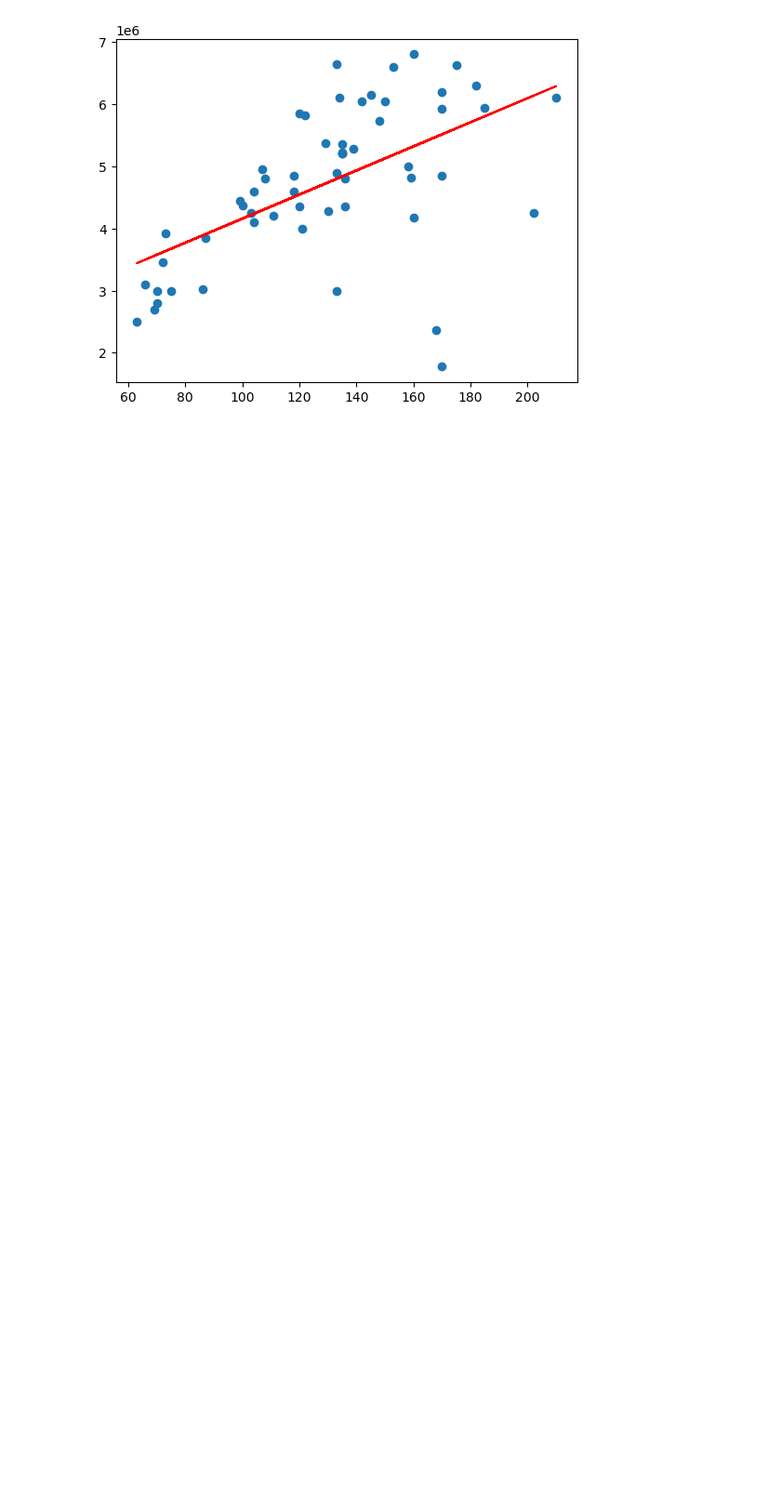
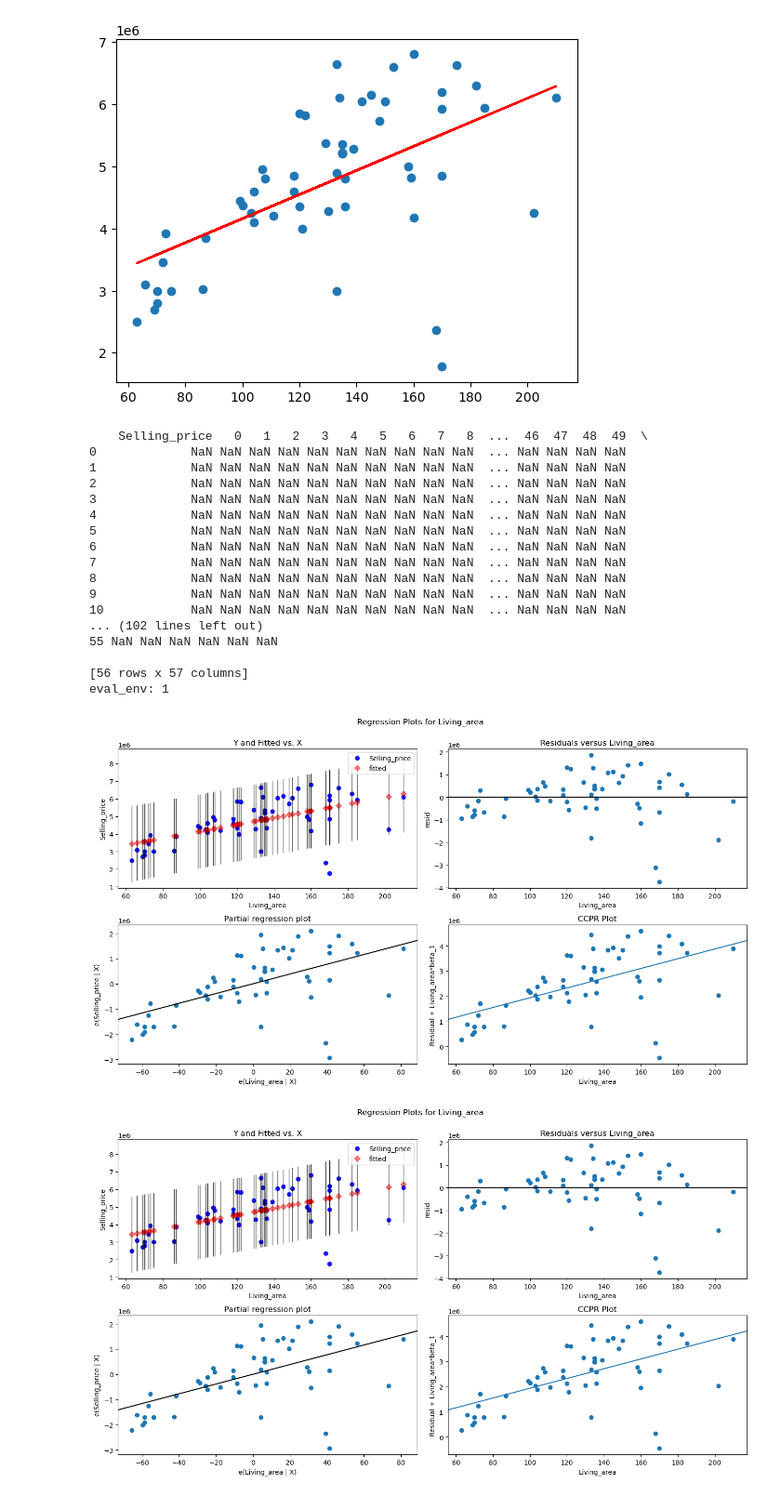
Before and after one commit to Dunkaburk/dat405-Data-Science-And-AI-weekly-assignments, a Jupyter notebook: lab2/weekly-2.ipynb, the cells around one changed output. Shown at 93% size. Cells and saved outputs as stored; diff of their text form; code cells hidden in the pictures; blank space fills up the shorter version.

```diff
--- a/lab2/weekly-2.ipynb
+++ b/lab2/weekly-2.ipynb
@@ -16,3 +17,30 @@ plt.plot(l_area, price_pred, color='red')
 plt.show()
 # %% [output]
 [figure]
+# %%
+
+
+import statsmodels.api as sm
+model = plt.figure(figsize=(14, 8))
+linear_reg = ols('Selling_price ~ Living_area', data=data).fit()
+sm.graphics.plot_regress_exog(linear_reg, 'Living_area', fig = model)
+# %% [output]
+    Selling_price   0   1   2   3   4   5   6   7   8  ...  46  47  48  49  \
+0             NaN NaN NaN NaN NaN NaN NaN NaN NaN NaN  ... NaN NaN NaN NaN
+1             NaN NaN NaN NaN NaN NaN NaN NaN NaN NaN  ... NaN NaN NaN NaN
+2             NaN NaN NaN NaN NaN NaN NaN NaN NaN NaN  ... NaN NaN NaN NaN
+3             NaN NaN NaN NaN NaN NaN NaN NaN NaN NaN  ... NaN NaN NaN NaN
+4             NaN NaN NaN NaN NaN NaN NaN NaN NaN NaN  ... NaN NaN NaN NaN
+5             NaN NaN NaN NaN NaN NaN NaN NaN NaN NaN  ... NaN NaN NaN NaN
+6             NaN NaN NaN NaN NaN NaN NaN NaN NaN NaN  ... NaN NaN NaN NaN
+7             NaN NaN NaN NaN NaN NaN NaN NaN NaN NaN  ... NaN NaN NaN NaN
+8             NaN NaN NaN NaN NaN NaN NaN NaN NaN NaN  ... NaN NaN NaN NaN
+9             NaN NaN NaN NaN NaN NaN NaN NaN NaN NaN  ... NaN NaN NaN NaN
+10            NaN NaN NaN NaN NaN NaN NaN NaN NaN NaN  ... NaN NaN NaN NaN
+... (102 lines left out)
+55 NaN NaN NaN NaN NaN NaN
+
+[56 rows x 57 columns]
+eval_env: 1
+[figure, added]
+[figure, added]
```
Also changed, not shown: parts of 2 cells of this notebook, 1 other file.
